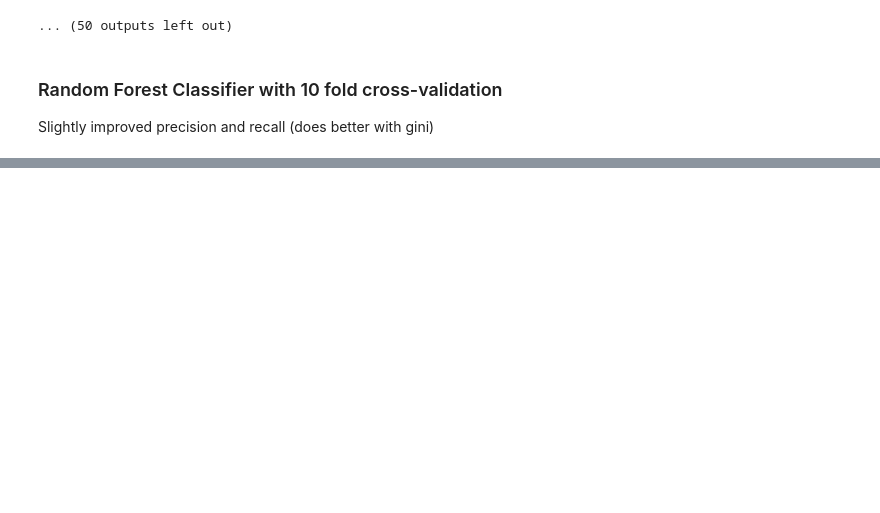
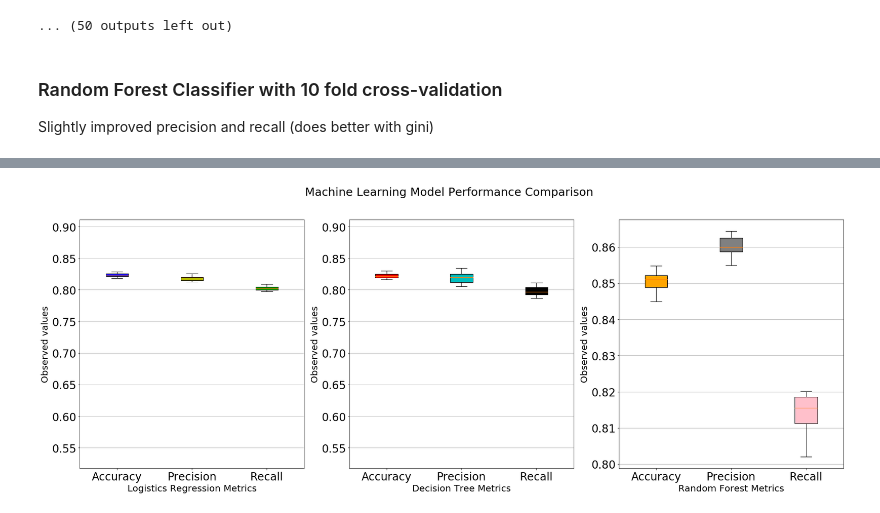
Before and after one commit to alsabay/HeartDiseasePrediction, a Jupyter notebook: HeartDiseasePrediction.ipynb, the cells around one changed output, grey strips where cells are left out. Saved outputs shown, nothing was run; the diff lists cells and outputs as text; code cells hidden in the pictures; blank space fills up the shorter version.

Commit message:
added boxplots

```diff
--- a/HeartDiseasePrediction.ipynb
+++ b/HeartDiseasePrediction.ipynb
@@ -974,3 +1021,71 @@ Normalized confusion matrix
  [0.18 0.82]]
 [figure]
 ... (50 outputs left out)
+# %%
+
+
+# plot metric comparison boxplots accross the 3 models
+
+# plot data
+lr_bplot = [lr_accuracy, lr_precision, lr_recall]
+dt_bplot = [dt_accuracy, dt_precision, dt_recall]
+rf_bplot = [rf_accuracy, rf_precision, rf_recall]
+
+labels = ['Accuracy', 'Precision', 'Recall']
+
+lr_colors = ['b', 'y', 'g']
+dt_colors = ['r', 'c', 'k']
+rf_colors = ['orange', 'gray', 'pink']
+
+fig = plt.figure(figsize=(30,10))
+fig.suptitle('Machine Learning Model Performance Comparison', fontsize=25)
+# Logistics regression plot
+a = fig.add_subplot(1,3,1, sharey=c)
+a.tick_params(axis = 'both', which = 'major', labelsize = 24)
+lr_bplot = a.boxplot(lr_bplot, labels=labels,
+                  vert=True, patch_artist=True)
+
+# color the boxes
+for bp in lr_bplot:
+    for patch, color in zip(lr_bplot['boxes'], lr_colors):
+        patch.set_facecolor(color)
+
+
+a.yaxis.grid(True)
+
+a.set_xlabel('Logistics Regression Metrics',fontsize=20)
+a.set_ylabel('Observed values',fontsize=20)
+
+# decision tree plot
+b = fig.add_subplot(1,3,2, sharey=c)
+b.tick_params(axis = 'both', which = 'major', labelsize = 24)
+dt_bplot = b.boxplot(dt_bplot, labels=labels,
+                  vert=True, patch_artist=True)
+# color the boxes
+for bp in dt_bplot:
+    for patch, color in zip(dt_bplot['boxes'], dt_colors):
+        patch.set_facecolor(color)
+
+
+b.yaxis.grid(True)
+b.set_xlabel('Decision Tree Metrics',fontsize=20)
+b.set_ylabel('Observed values',fontsize=20)
+
+# random forest plot
+c = fig.add_subplot(1,3,3)
+c.tick_params(axis = 'both', which = 'major', labelsize = 24)
+rf_bplot = c.boxplot(rf_bplot, labels=labels,
+                  vert=True, patch_artist=True)
+# color the boxes
+for bp in rf_bplot:
+    for patch, color in zip(rf_bplot['boxes'], rf_colors):
+        patch.set_facecolor(color)
+
+
+c.yaxis.grid(True)
+c.set_xlabel('Random Forest Metrics', fontsize=20)
+c.set_ylabel('Observed values',fontsize=20)
+
+plt.show()
+# %% [output]
+[figure, added]
```
Also changed, not shown: parts of 5 cells of this notebook.
